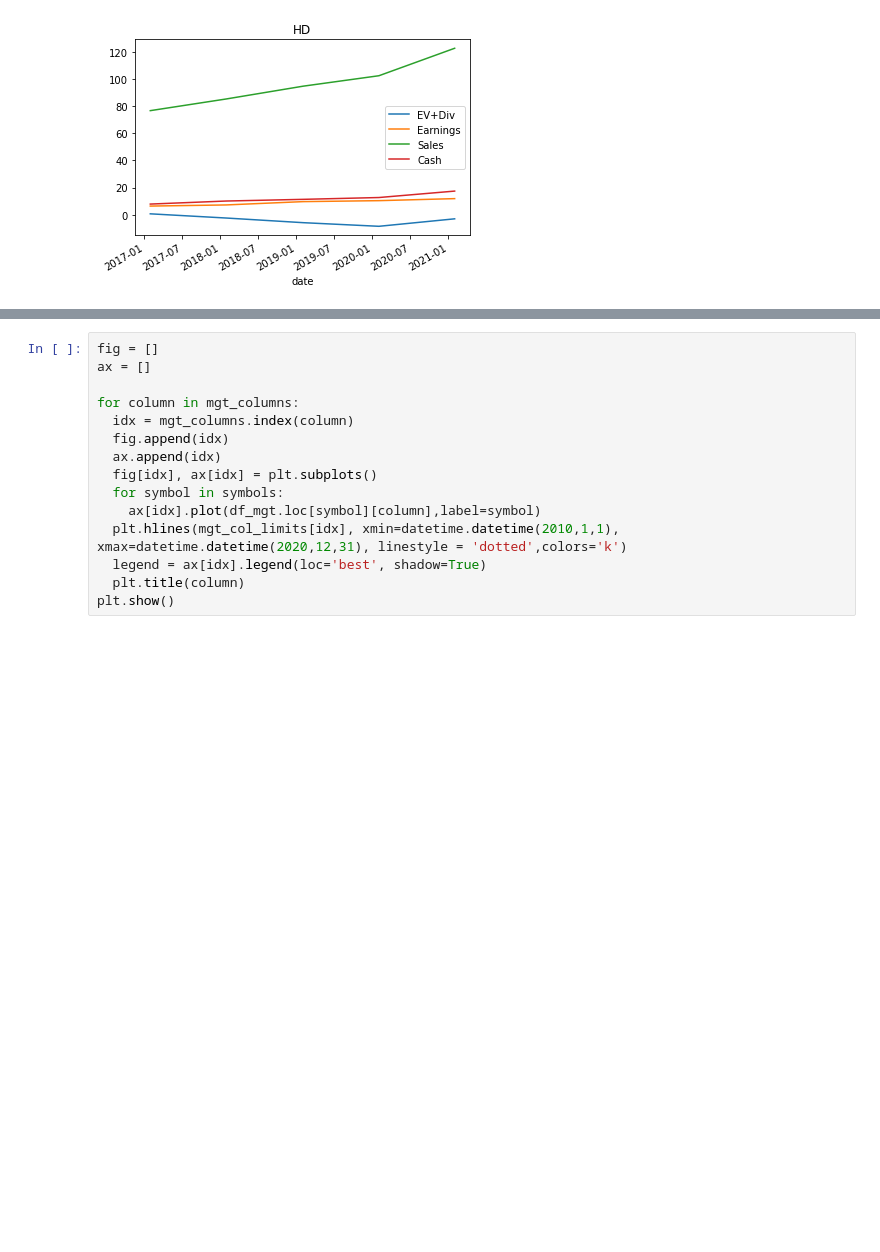
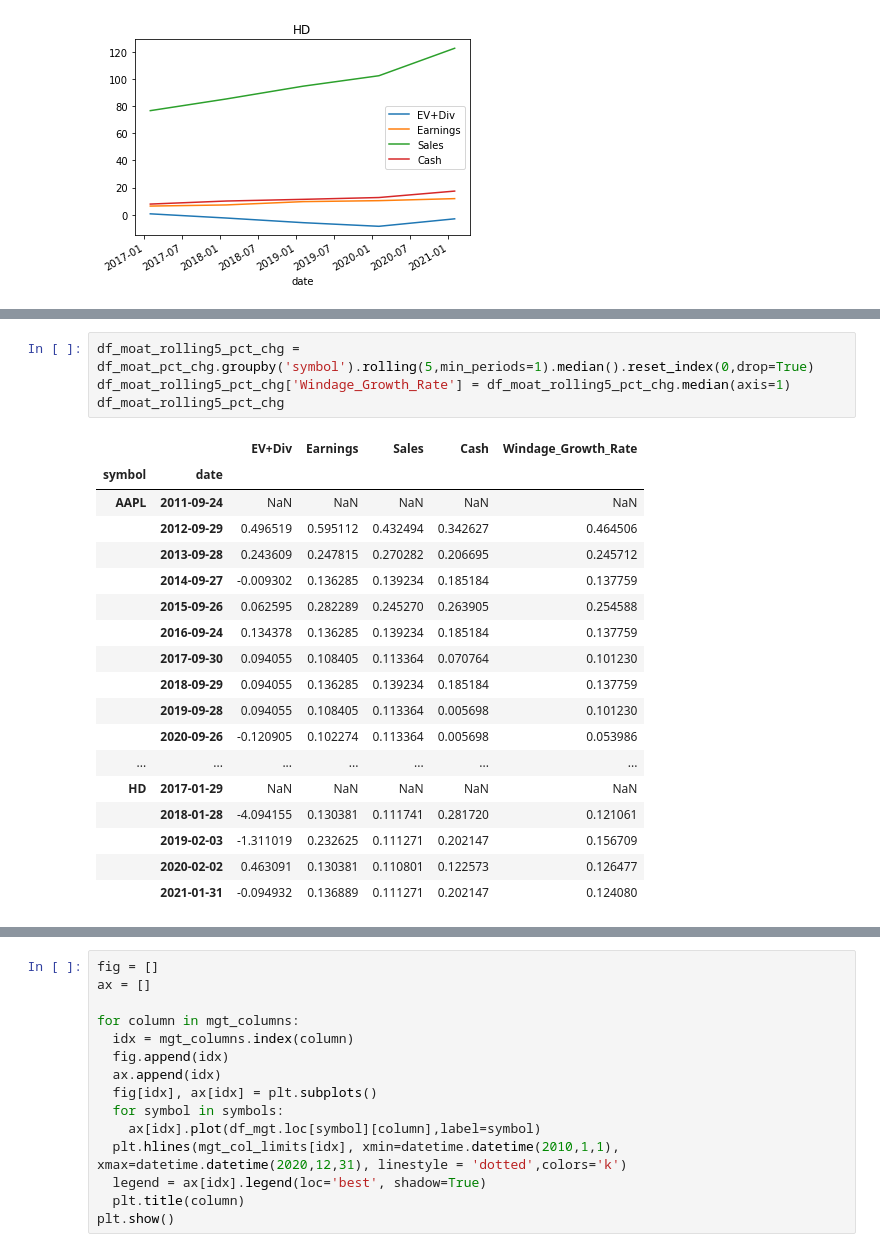
Before and after one commit to VinnyCarter05/fmpsdk-master, a Jupyter notebook: fmpsdk-example.ipynb, the cells around one changed output, grey strips where cells are left out. Saved outputs shown, nothing was run; the diff lists cells and outputs as text; blank space fills up the shorter version.

```diff
--- a/fmpsdk-example.ipynb
+++ b/fmpsdk-example.ipynb
@@ -233,6 +233,29 @@ df_moat_pct_chg
 |  | 2019-02-03 | 1.472117 | 0.334869 | 0.110801 | 0.122573 |
 |  | 2020-02-02 | 0.463091 | 0.072828 | 0.081114 | 0.117040 |
 |  | 2021-01-31 | -0.652956 | 0.143397 | 0.197437 | 0.371531 |
+# %%
+df_moat_rolling5_pct_chg = df_moat_pct_chg.groupby('symbol').rolling(5,min_periods=1).median().reset_index(0,drop=True)
+df_moat_rolling5_pct_chg['Windage_Growth_Rate'] = df_moat_rolling5_pct_chg.median(axis=1)
+df_moat_rolling5_pct_chg
+# %% [output]
+|  |  | EV+Div | Earnings | Sales | Cash | Windage_Growth_Rate |
+| symbol | date |  |  |  |  |  |
+| AAPL | 2011-09-24 | NaN | NaN | NaN | NaN | NaN |
+|  | 2012-09-29 | 0.496519 | 0.595112 | 0.432494 | 0.342627 | 0.464506 |
+|  | 2013-09-28 | 0.243609 | 0.247815 | 0.270282 | 0.206695 | 0.245712 |
+|  | 2014-09-27 | -0.009302 | 0.136285 | 0.139234 | 0.185184 | 0.137759 |
+|  | 2015-09-26 | 0.062595 | 0.282289 | 0.245270 | 0.263905 | 0.254588 |
+|  | 2016-09-24 | 0.134378 | 0.136285 | 0.139234 | 0.185184 | 0.137759 |
+|  | 2017-09-30 | 0.094055 | 0.108405 | 0.113364 | 0.070764 | 0.101230 |
+|  | 2018-09-29 | 0.094055 | 0.136285 | 0.139234 | 0.185184 | 0.137759 |
+|  | 2019-09-28 | 0.094055 | 0.108405 | 0.113364 | 0.005698 | 0.101230 |
+|  | 2020-09-26 | -0.120905 | 0.102274 | 0.113364 | 0.005698 | 0.053986 |
+| ... | ... | ... | ... | ... | ... | ... |
+| HD | 2017-01-29 | NaN | NaN | NaN | NaN | NaN |
+|  | 2018-01-28 | -4.094155 | 0.130381 | 0.111741 | 0.281720 | 0.121061 |
+|  | 2019-02-03 | -1.311019 | 0.232625 | 0.111271 | 0.202147 | 0.156709 |
+|  | 2020-02-02 | 0.463091 | 0.130381 | 0.110801 | 0.122573 | 0.126477 |
+|  | 2021-01-31 | -0.094932 | 0.136889 | 0.111271 | 0.202147 | 0.124080 |
 # %%
 mgt_columns = ("ROIC","ROE","LTD-to-FCF")
 mgt_col_limits = (0.1,0.1,3)
```
Also changed, not shown: parts of 8 cells of this notebook.
